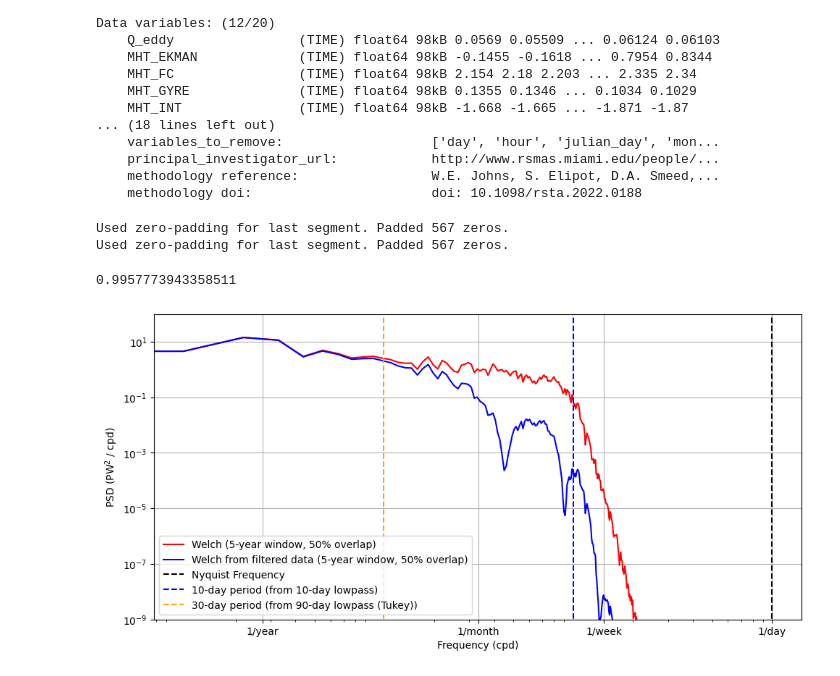
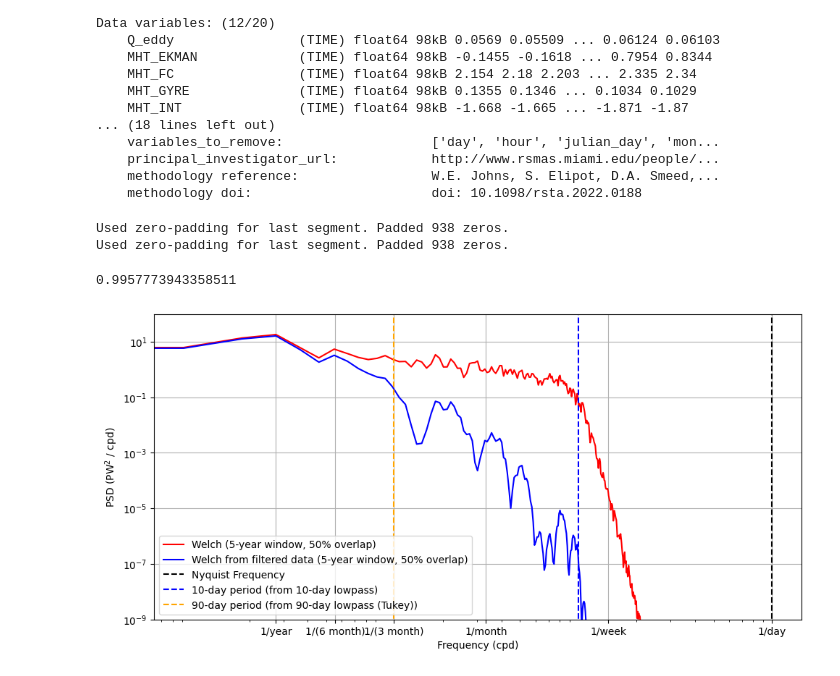
Before and after one commit to jakey244/DataAnalysis_A1, a Jupyter notebook: notebooks/spectrum.ipynb, the cells around one changed output. Cells and saved outputs as stored; diff of their text form; code cells hidden in the pictures.

```diff
--- a/notebooks/spectrum.ipynb
+++ b/notebooks/spectrum.ipynb
@@ -35,17 +37,17 @@ Data variables: (12/20)
 # %%
 ## apply filter
 
-MHT_180day_lowpass = filters.tukey_lowpass(MHT, window = 60)
+filtered_MHT = filters.tukey_lowpass(MHT, window = 180)
 # %%
 # freq, psd = spectra.raw_periodogram(MOC, dt_days = 0.5)
 # freq2, psd2 = spectra.welch_psd(MOC,dt_days = 0.5,overlap = 0.5, segment_length=365*5, window = "hann", mode = "zero-padding")
 
-freq, psd = spectra.raw_periodogram(MHT, dt_days = 0.5)
-freq2, psd2 = spectra.welch_psd(MHT,dt_days = 0.5,overlap = 0.5, segment_length=365*5, window = "hann", mode = "zero-padding")
-freq_filtered, psd_filtered = spectra.welch_psd(MHT_180day_lowpass,dt_days = 0.5,overlap = 0.5, segment_length=365*5, window = "hann", mode = "zero-padding")
+#freq, psd = spectra.raw_periodogram(MHT, dt_days = 0.5)
+freq2, psd2, number_of_segments = spectra.welch_psd(MHT,dt_days = 0.5,overlap = 0.5, segment_length=365*2*3, window = "hann", mode = "zero-padding")
+freq_filtered, psd_filtered, number_of_segments_filtered = spectra.welch_psd(filtered_MHT,dt_days = 0.5,overlap = 0.5, segment_length=365*2*3, window = "hann", mode = "zero-padding")
 # %% [output]
-Used zero-padding for last segment. Padded 567 zeros.
-Used zero-padding for last segment. Padded 567 zeros.
+Used zero-padding for last segment. Padded 938 zeros.
+Used zero-padding for last segment. Padded 938 zeros.
 # %%
 spectra.parseval_ratio(MHT,freq,psd)
 # %% [output]
@@ -53,21 +55,21 @@ spectra.parseval_ratio(MHT,freq,psd)
 # %%
 plt.figure(figsize=[10,5])
 plt.loglog(freq2,psd2, color = "red", label = "Welch (5-year window, 50% overlap)")
 plt.loglog(freq_filtered,psd_filtered, color = "blue", label = "Welch from filtered data (5-year window, 50% overlap)")
 #plt.loglog(freq,psd, color = "k", alpha = 0.3, label = "Periodogram") # Periodogram, not needed here
 plt.grid()
 #plt.ylim(1e-7,1e4)
 plt.xlabel("Frequency (cpd)")
 plt.ylabel(f"PSD (PW$^2$ / cpd)")
 plt.tight_layout()
-plt.xticks([1,1/7,1/30,1/365,1/3650], ["1/day","1/week","1/month","1/year","1/10 years"])
+plt.xticks([1,1/7,1/30,1/90,1/180,1/365,1/3650], ["1/day","1/week","1/month","1/(3 month)","1/(6 month)","1/year","1/10 years"])
 plt.vlines(1,0,1e5,color = "k", ls = "--", label = "Nyquist Frequency")
 plt.vlines(1/10,0,1e5,color = "blue", ls = "--", label = "10-day period (from 10-day lowpass)")
-plt.vlines(1/90,0,1e5,color = "orange", ls = "--", label = "30-day period (from 90-day lowpass (Tukey))")
+plt.vlines(1/90,0,1e5,color = "orange", ls = "--", label = "90-day period (from 90-day lowpass (Tukey))")
 #plt.vlines(1/(365*3),0,1e5,color = "orange", ls = "--", label = "5-year period (from Welch's method)")
 plt.ylim(1e-9,1e2)
 plt.legend()
 plt.savefig("../figures/mocha_PSD_MHT.pdf")
 plt.show()
 # %% [output]
-[figure, old version]
+[figure, new version]
```
Also changed, not shown: parts of 1 cell of this notebook, 9 other files.
